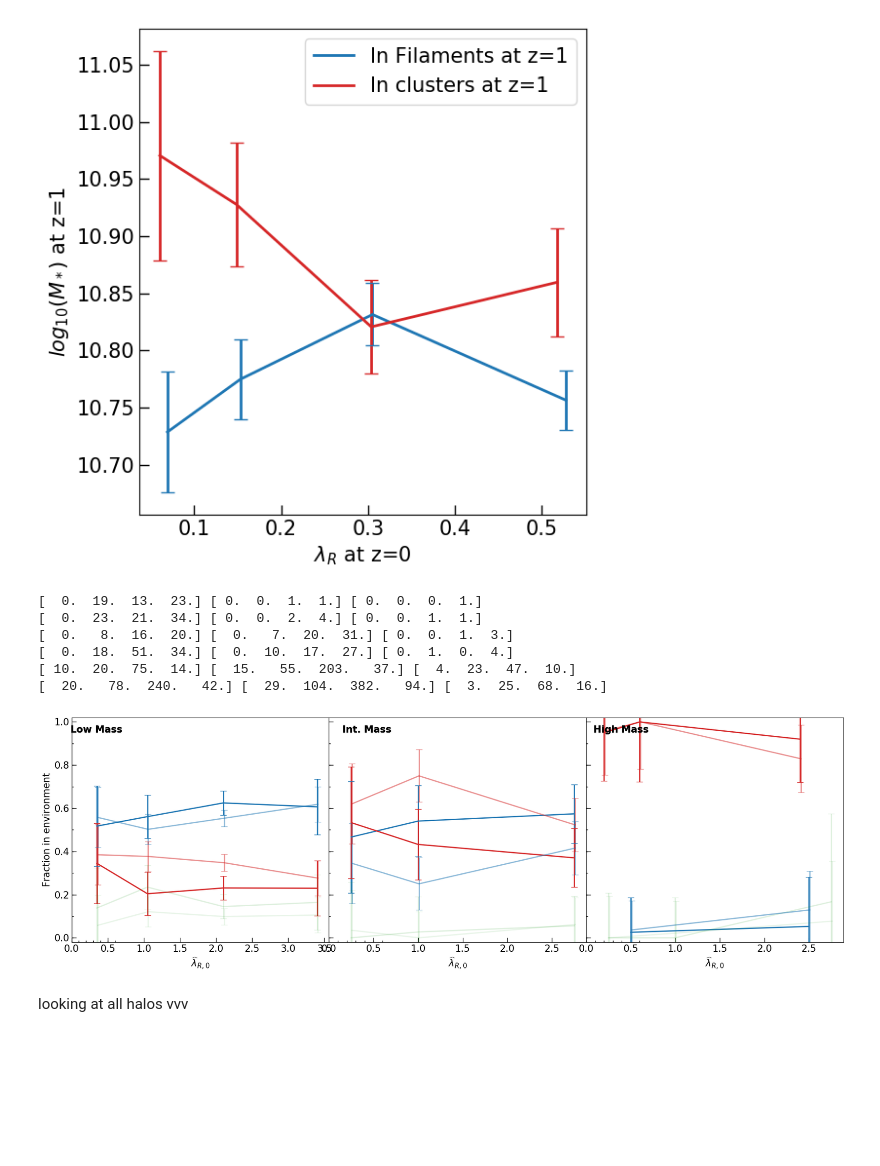
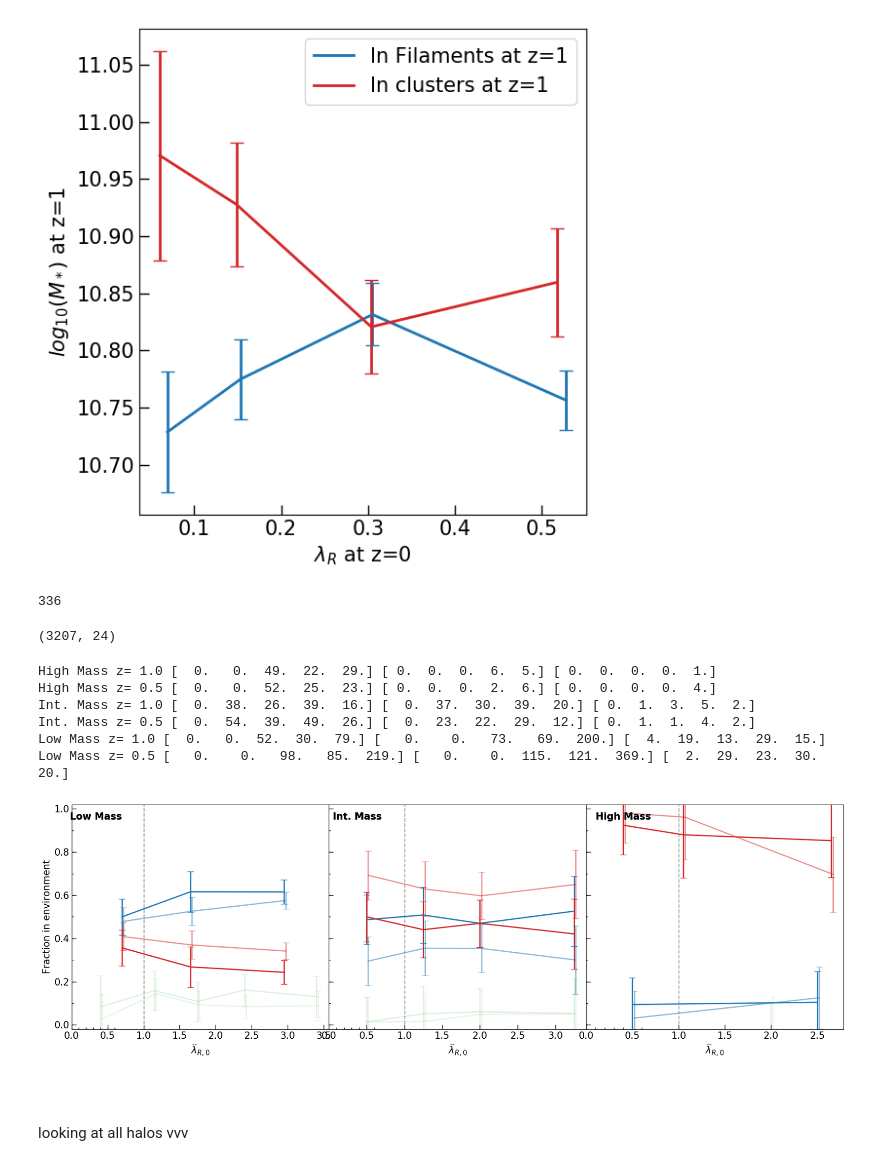
Before and after one commit to zpenoyre/illustris, a Jupyter notebook: web/code/data_analysis.ipynb, the cells around one changed output. Saved outputs shown, nothing was run; the diff lists cells and outputs as text; code cells hidden in the pictures; blank space fills up the shorter version.

```diff
--- a/web/code/data_analysis.ipynb
+++ b/web/code/data_analysis.ipynb
@@ -227,8 +232,8 @@ def set_axis_params(ax,num):
 # lambda az z=0 vs cos(theta) at z=1
 fig = plt.figure(figsize=(16, 6)); gs=gridspec.GridSpec(1, 3);
 bins1 = np.array([[0,1,1.5,2.5,4], [0,1.5,2,4],[0,1,2,4]]);
-bins2 = np.array([[[0.5,1.2,2,4],[0,1,2.5,4],[0,1,2,4]],
-                  [[0.5,1.2,2,4],[0.5,1.2,2.2,4],[0,1,1.9,4]]])
+bins2 = np.array([[[0.5,1.2,2,4],[0,1,2.5,4],[0,1,1.5,4]],
+                  [[0.5,1.2,2,4],[0,1.5,2.5,4],[0,1,1.9,4]]])
 
 for i in [0,1,2]:
     fmt = ['-','-','-']; mass_cut = [0,5,10,150]; color = mpl.cm.get_cmap('YlOrRd'); offset = -(0.01*(i)); label =['0<$M_{*z0}$<5','5<$M_{*z0}$<10','10<$M_{*z0}$']
@@ -237,7 +242,7 @@ for i in [0,1,2]:
     if i != 0:
         output = tf.web_evolution(allgalData_ellip, webData_ellip,i+1,0); clean_output = output[~np.isnan(output[:,2])].astype('int64');
 
-    for j in [0,1,2]:
+    for j in [2,1,0]:
 
         if i == 0:
             bin_data = bf.bin_data(galData_ellip[i][maskMass_data(galData_ellip[i][:,2],mass_cut[j],mass_cut[j+1]) & maskWeb_ellip(i,0)][:,16], abs(webData_ellip[i][maskMass_data(galData_ellip[i][:,2],mass_cut[j],mass_cut[j+1]) & maskWeb_ellip(i,0) ][:,15]),bins1[j],10)
@@ -249,11 +254,11 @@ for i in [0,1,2]:
 
             bin_data =   bf.bin_data(mass_cut_lambda_output[:,16], abs(mass_cut_theta_output[:,15]), bins2[i-1,j],10);
         ax.errorbar(bin_data[:,0],bin_data[:,1], yerr=bin_data[:,3], fmt=fmt[j], capsize=5, label=label[j], color=color(0.4+j*0.3))
-        print(bin_data[:,5])
+        print('z=',str(i*0.5),bin_data[:,5])
             #print(bin_data[:,5])
-        set_axis_params(ax,1);
+        set_axis_params(ax,i);
         ax.set_ylim(0.25,0.7)
 
     #ax.text(0.5,0.65,r'z='+str(i*0.5),fontsize=15, fontweight='bold', ha='right');
-plt.tight_layout();
+plt.tight_layout(); plt.subplots_adjust(hspace=0, wspace=.0); plt.show()
 # %% [output]
@@ -335,3 +340,11 @@ plt.tight_layout();
 for normalized lambda bins1 = np.array([[0,0.7,1.4,2.8,4],[0,0,0.5,1.5,4],[0,0,0.5,1.5,4]]);
 bins2 = np.array([[0,0.7,1.4,2.8,4],[0,0,0.5,1.5,4],[0,0,0.5,1.5,4]]);
 bins3 = np.array([[0,0.7,1.4,2.8,4],[0,0,0.5,1.5,4],[0,0,0.5,1.5,4]]);
+# %%
+(galData_ellip[0][:,16]>4).sum()
+# %% [output]
+336
+# %%
+galData_ellip[0].shape
+# %% [output]
+(3207, 24)
@@ -338,45 +353,53 @@ bins3 = np.array([[0,0.7,1.4,2.8,4],[0,0,0.5,1.5,4],[0,0,0.5,1.5,4]]);
 # %%
-# lambda vs mass for locations in web at z=1 for ellipticals
+# lambda vs mass for locations in web at z=1 for ellipticals (ellipticals at z=0, progenitors can be anything)
 fig = plt.figure(figsize=(18, 6));gs=gridspec.GridSpec(1, 3);
 mass = [0,10,32,150]; label = ['Low Mass','Int. Mass', 'High Mass'];
-bins1 = np.array([[0,0.7,1.4,2.8,4],[0,0,0.5,1.5,4],[0,0,0.4,0.8,4]]);
-bins2 = np.array([[0,0.7,1.4,2.8,4],[0,0,0.5,1.5,4],[0,0,0,1,4]]);
-bins3 = np.array([[0,0.7,1.4,2.8,4],[0,0,0.5,1.5,4],[0,0,0.5,1.5,4]]);
+bins1 = np.array([[0,0,0,1.4,1.9,4],[0,0,1,1.5,2.5,4],[0,0,0,0.8,1.3,4]]);
+bins2 = np.array([[0,0,0,1.4,1.9,4],[0,0,1,1.5,2.5,4],[0,0,0,0,1,4]]);
+bins3 = np.array([[0,0.8,1.5,2,2.8,4],[0,0,1,1.5,2.5,4],[0,0,0,0,0,4]]);
 
 for j in [2,1,0]:
     ax = plt.subplot(gs[0,j], facecolor='white');
     for i in [3,2]:
-        offset = +(0.01*(3-i));
-        output = tf.web_evolution(allgalData_ellip, webData_ellip,i,0); clean_output = output[~np.isnan(output[:,2])].astype('int64'); lambda_output = galData_ellip[0][clean_output[:,2]];
+        offset = +(0.02*(3-i));
+        output = tf.web_evolution(allgalData, webData,i,0);
+        # clean output of nan and then take all gals that can be traced back
+        clean_output = output[~np.isnan(output[:,2])].astype('int64'); lambda_output = galData[0][clean_output[:,2]];
+        # take all gals that are ellipticals at z=0
+        clean_output = clean_output[lambda_output[:,14]<0.5]; lambda_output = lambda_output[lambda_output[:,14]<0.5];
+        # make mass cutoff
         mass_mask =maskMass_data(lambda_output[:,2],mass[j],mass[j+1]);
+        # nin all of them
         clust_frac = bf.bin_frac(clean_output[mass_mask][:,0], lambda_output[mass_mask][:,16], bins1[j]+offset, 1);
         fil_frac= bf.bin_frac(clean_output[mass_mask][:,0], lambda_output[mass_mask][:,16], bins2[j]+offset, 0);
         void_frac  = bf.bin_frac(clean_output[mass_mask][:,0], lambda_output[mass_mask][:,16], bins3[j]+offset, -1)
 
         ax.errorbar(fil_frac[:,0],fil_frac[:,1], yerr=fil_frac[:,2], fmt=fmt[i-3], label='Filaments', capsize=5,color='C0', alpha=(i-1)*0.49)
         ax.errorbar(clust_frac[:,0],clust_frac[:,1], yerr=clust_frac[:,2], fmt=fmt[i-3], label='Clusters', capsize=5,color='C3',alpha=(i-1)*0.49)
         ax.errorbar(void_frac[:,0],void_frac[:,1], yerr=void_frac[:,2], fmt=fmt[i-3], label='Voids', capsize=5,color='C2', alpha=0.05*i)
 
         minor_ticks_x = np.arange(0, 0.7, 0.1); ax.set_xticks(minor_ticks_x, minor=True); ax.xaxis.set_tick_params(which='minor',width=1, length=3, direction='in');
         ax.xaxis.set_tick_params(width=1, length=7, direction='in');
         ax.yaxis.set_tick_params(width=1, length=7, direction='in');ax.set_yticks(minor_ticks_y, minor=True); ax.yaxis.set_tick_params(which='minor',width=1, length=3, direction='in');
         ax.set_xlabel(r'$\widehat{\lambda}_{R, 0}$');ax.set_ylim(-0.02,1.02);ax1.set_xlim([0,4]);
-        #ax.axvline(1, color='grey', alpha=0.3, linestyle='--');
+        ax.axvline(1, color='grey', alpha=0.3, linestyle='--');
         ax.text(0.7,0.95, label[j],fontsize=15, fontweight='bold', ha='right');
-        print(clust_frac[:,3], fil_frac[:,3], void_frac[:,3])
+        print(label[j],'z=',i/2-0.5, clust_frac[:,3], fil_frac[:,3], void_frac[:,3])
 
 ax.yaxis.set_tick_params(width=1, length=7, direction='in');ax.set_yticks(minor_ticks_y, minor=True); ax.yaxis.set_tick_params(which='minor',width=1, length=3, direction='in');
 ax = plt.subplot(gs[0,0], facecolor='white'); ax.set_ylabel('Fraction in environment');
 minor_ticks_y = np.arange(0, 1, 0.1); ax.set_yticks(minor_ticks_y, minor=True); ax.yaxis.set_tick_params(which='minor',width=1, length=3, direction='in');
 plt.tight_layout(); plt.subplots_adjust(hspace=0, wspace=.0); plt.show()
 # %% [output]
-[  0.  19.  13.  23.] [ 0.  0.  1.  1.] [ 0.  0.  0.  1.]
-[  0.  23.  21.  34.] [ 0.  0.  2.  4.] [ 0.  0.  1.  1.]
-[  0.   8.  16.  20.] [  0.   7.  20.  31.] [ 0.  0.  1.  3.]
-[  0.  18.  51.  34.] [  0.  10.  17.  27.] [ 0.  1.  0.  4.]
-[ 10.  20.  75.  14.] [  15.   55.  203.   37.] [  4.  23.  47.  10.]
-[  20.   78.  240.   42.] [  29.  104.  382.   94.] [  3.  25.  68.  16.]
+High Mass z= 1.0 [  0.   0.  49.  22.  29.] [ 0.  0.  0.  6.  5.] [ 0.  0.  0.  0.  1.]
+High Mass z= 0.5 [  0.   0.  52.  25.  23.] [ 0.  0.  0.  2.  6.] [ 0.  0.  0.  0.  4.]
+Int. Mass z= 1.0 [  0.  38.  26.  39.  16.] [  0.  37.  30.  39.  20.] [ 0.  1.  3.  5.  2.]
+Int. Mass z= 0.5 [  0.  54.  39.  49.  26.] [  0.  23.  22.  29.  12.] [ 0.  1.  1.  4.  2.]
+Low Mass z= 1.0 [  0.   0.  52.  30.  79.] [   0.    0.   73.   69.  200.] [  4.  19.  13.  29.  15.]
+Low Mass z= 0.5 [   0.    0.   98.   85.  219.] [   0.    0.  115.  121.  369.] [  2.  29.  23.  30.  20.]
-[figure, old version]
+[figure, new version]
+# %% [markdown]
+##
 # %% [markdown]
 looking at all halos vvv
 # %%
```
Also changed, not shown: parts of 5 cells of this notebook.
